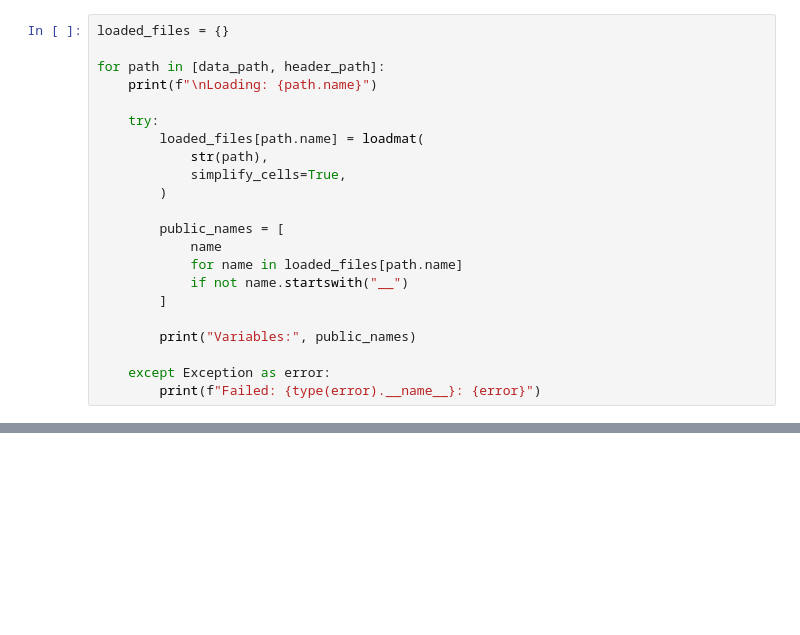
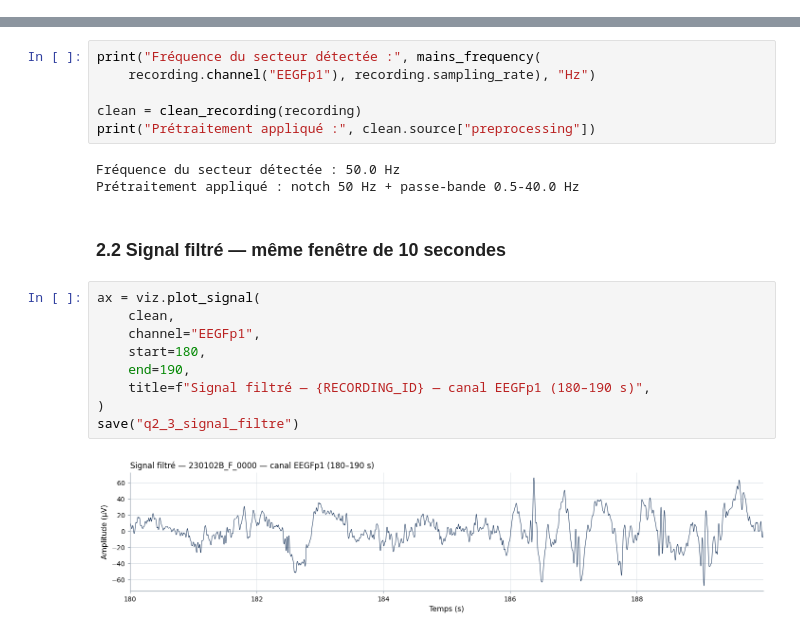
Before and after one commit to Souhail-001/DataMining, a Jupyter notebook: notebooks/main.ipynb, the cells around one changed output, grey strips where cells are left out. Drawn from its saved outputs; the diff is of its cells as text; blank space fills up the shorter version.

```diff
--- a/notebooks/main.ipynb
+++ b/notebooks/main.ipynb
@@ -114,22 +0,0 @@ Found: Crises absences.xlsx
-# %%
-loaded_files = {}
-
-for path in [data_path, header_path]:
-    print(f"\nLoading: {path.name}")
-
-    try:
-        loaded_files[path.name] = loadmat(
-            str(path),
-            simplify_cells=True,
-        )
-
-        public_names = [
-            name
-            for name in loaded_files[path.name]
-            if not name.startswith("__")
-        ]
-
-        print("Variables:", public_names)
-
-    except Exception as error:
-        print(f"Failed: {type(error).__name__}: {error}")
@@ -694,0 +279,22 @@ plt.show()
+# %%
+print("Fréquence du secteur détectée :", mains_frequency(
+    recording.channel("EEGFp1"), recording.sampling_rate), "Hz")
+
+clean = clean_recording(recording)
+print("Prétraitement appliqué :", clean.source["preprocessing"])
+# %% [output]
+Fréquence du secteur détectée : 50.0 Hz
+Prétraitement appliqué : notch 50 Hz + passe-bande 0.5-40.0 Hz
+# %% [markdown]
+### 2.2 Signal filtré — même fenêtre de 10 secondes
+# %%
+ax = viz.plot_signal(
+    clean,
+    channel="EEGFp1",
+    start=180,
+    end=190,
+    title=f"Signal filtré — {RECORDING_ID} — canal EEGFp1 (180–190 s)",
+)
+save("q2_3_signal_filtre")
+# %% [output]
+[figure, added]
```
Also changed, not shown: parts of 53 cells of this notebook, 12 other files.
